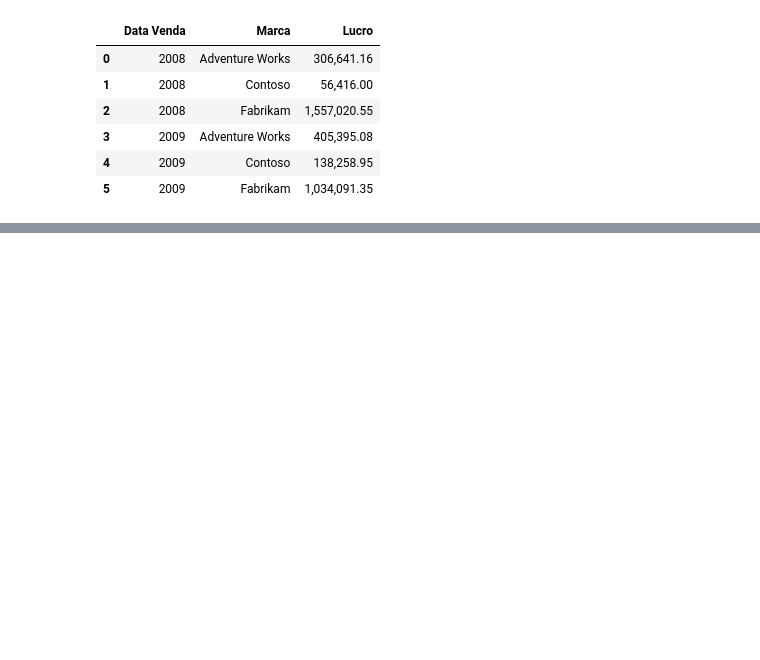
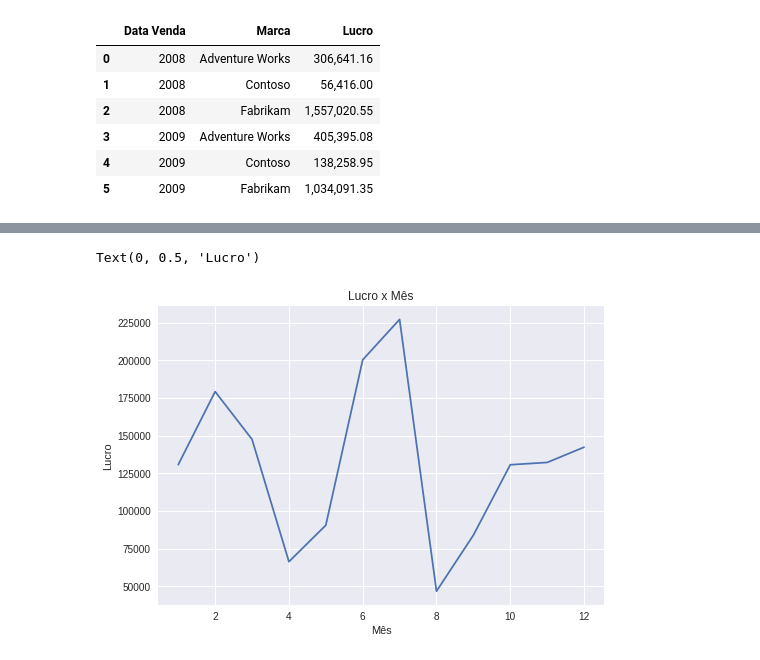
Before and after one commit to JeffersonMarioto/phyton_pandas, a Jupyter notebook: phyton_pandas.ipynb, the cells around one changed output, grey strips where cells are left out. Drawn from its saved outputs; the diff is of its cells as text; code cells hidden in the pictures; blank space fills up the shorter version.

```diff
--- a/phyton_pandas.ipynb
+++ b/phyton_pandas.ipynb
@@ -160,0 +200,4 @@ lucro_ano
+# %%
+# Criando uma variável dataframe para receber vendas 2009
+# Explorar os dados 2009 a partir dela (split da tabela/planilha)
+df_2009 = df[df['Data Venda'].dt.year == 2009]
@@ -160,0 +213,8 @@ lucro_ano
+# %%
+#Gráfico Lucro por mês
+df_2009.groupby(df_2009['Data Venda'].dt.month)['Lucro'].sum().plot(title = "Lucro x Mês")
+plt.xlabel("Mês")
+plt.ylabel("Lucro")
+# %% [output]
+Text(0, 0.5, 'Lucro')
+[figure, added]
```
Also changed, not shown: parts of 14 cells of this notebook.
